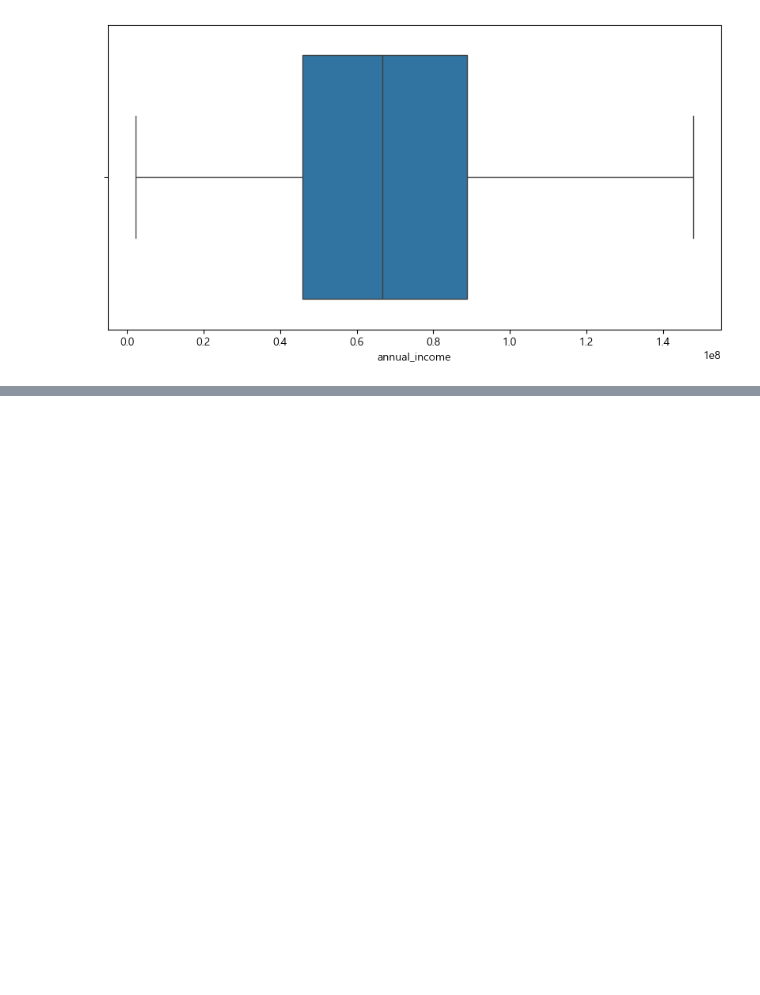
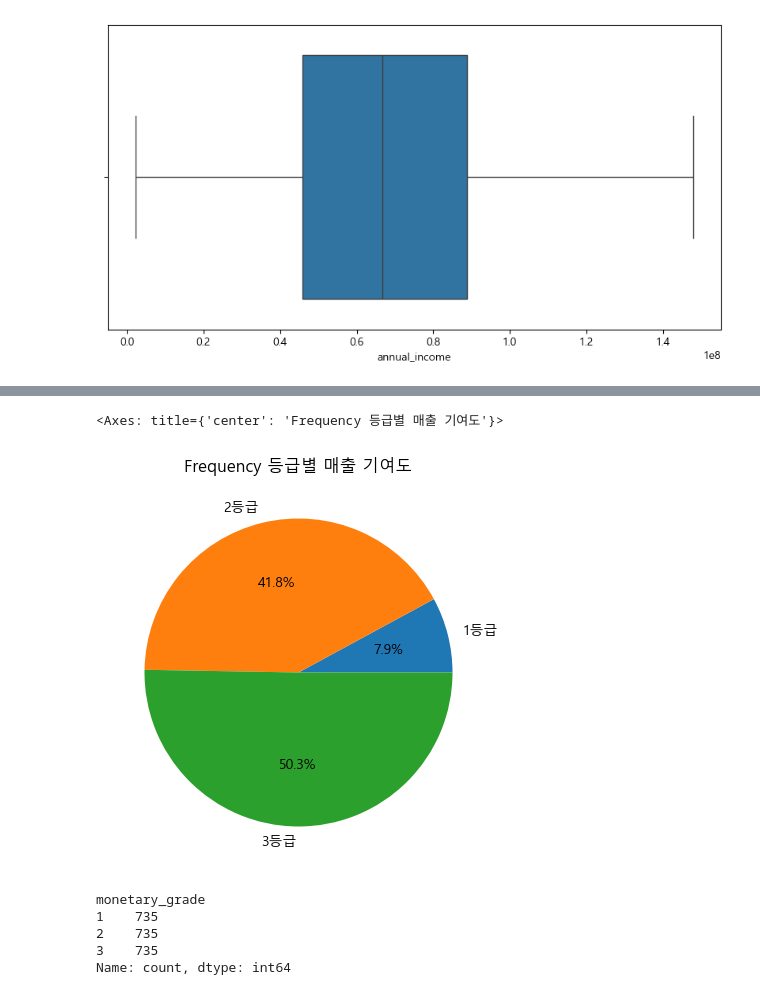
Before and after one commit to Crystal-0109/Codeit, a Jupyter notebook: SupermarketCustomerProject/SupermarketCustomer.ipynb, the cells around one changed output, grey strips where cells are left out. Saved outputs shown, nothing was run; the diff lists cells and outputs as text; code cells hidden in the pictures; blank space fills up the shorter version.

```diff
--- a/SupermarketCustomerProject/SupermarketCustomer.ipynb
+++ b/SupermarketCustomerProject/SupermarketCustomer.ipynb
@@ -331,0 +375,4 @@ sns.boxplot(data=customer_df, x='annual_income')
+# %%
+customer_df['frequency_grade'] = pd.qcut(
+    x=customer_df['num_purchase_total'], q=num_grades, labels=grade_labels
+)
@@ -331,0 +387,12 @@ sns.boxplot(data=customer_df, x='annual_income')
+# %%
+groupby_frequency_grade = customer_df.groupby('frequency_grade').sum(numeric_only=True).reset_index()
+groupby_frequency_grade['amount_total'].plot(
+    kind='pie',
+    autopct='%.1f%%',
+    labels=[f'{x}등급' for x in grade_labels],
+    title='Frequency 등급별 매출 기여도',
+    ylabel='',
+)
+# %% [output]
+<Axes: title={'center': 'Frequency 등급별 매출 기여도'}>
+[figure, added]
@@ -331,0 +403,8 @@ sns.boxplot(data=customer_df, x='annual_income')
+# %%
+customer_df['monetary_grade'].value_counts()
+# %% [output]
+monetary_grade
+1    735
+2    735
+3    735
+Name: count, dtype: int64
```
Also changed, not shown: parts of 20 cells of this notebook.
